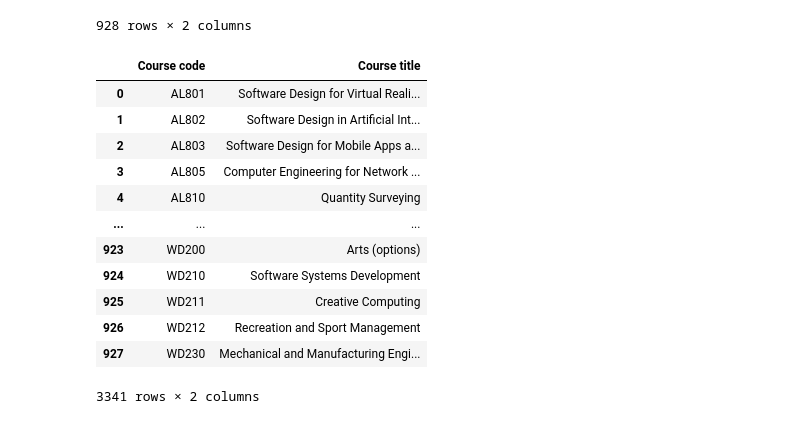
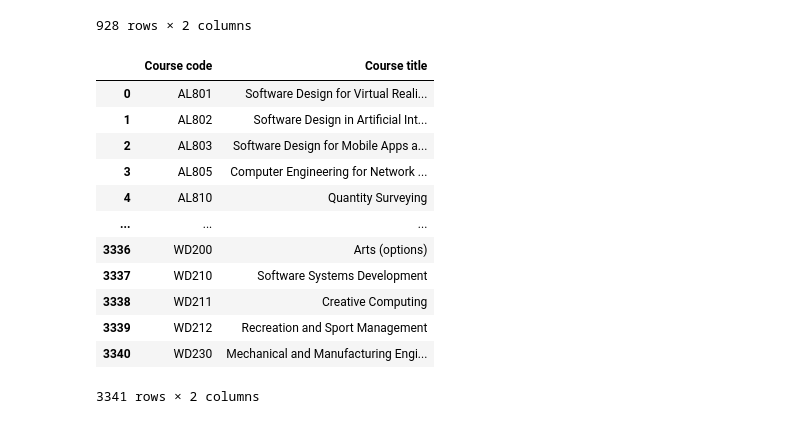
Before and after one commit to ShaneKelly89/FundametalsOfDA_Assessment, a Jupyter notebook: cao.ipynb, the cells around one changed output. Cells and saved outputs as stored; diff of their text form; code cells hidden in the pictures.

```diff
--- a/cao.ipynb
+++ b/cao.ipynb
@@ -283,19 +283,19 @@ courses2019
 | 927 | WD230 | Mechanical and Manufacturing Engi... |
 928 rows × 2 columns
 # %%
-allcourses = pd.concat([courses2021, courses2020, courses2019])
+allcourses = pd.concat([courses2021, courses2020, courses2019], ignore_index =True)
 allcourses
 # %% [output]
 |  | Course code | Course title |
 | 0 | AL801 | Software Design for Virtual Reali... |
 | 1 | AL802 | Software Design in Artificial Int... |
 | 2 | AL803 | Software Design for Mobile Apps a... |
 | 3 | AL805 | Computer Engineering for Network ... |
 | 4 | AL810 | Quantity Surveying |
 | ... | ... | ... |
-| 923 | WD200 | Arts (options) |
-| 924 | WD210 | Software Systems Development |
-| 925 | WD211 | Creative Computing |
-| 926 | WD212 | Recreation and Sport Management |
-| 927 | WD230 | Mechanical and Manufacturing Engi... |
+| 3336 | WD200 | Arts (options) |
+| 3337 | WD210 | Software Systems Development |
+| 3338 | WD211 | Creative Computing |
+| 3339 | WD212 | Recreation and Sport Management |
+| 3340 | WD230 | Mechanical and Manufacturing Engi... |
 3341 rows × 2 columns
```
Also changed, not shown: parts of 21 cells of this notebook, 20 other files.
